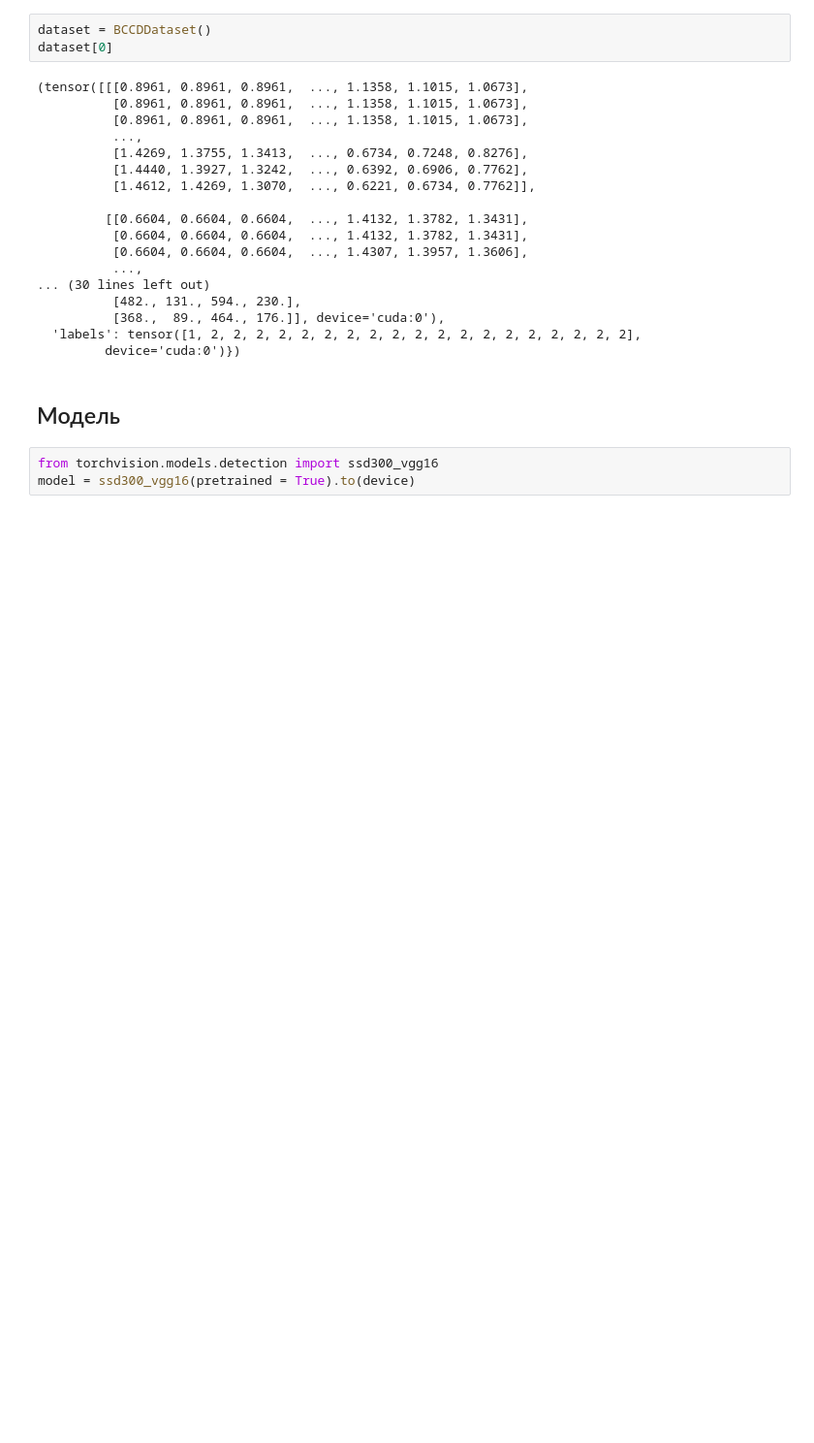
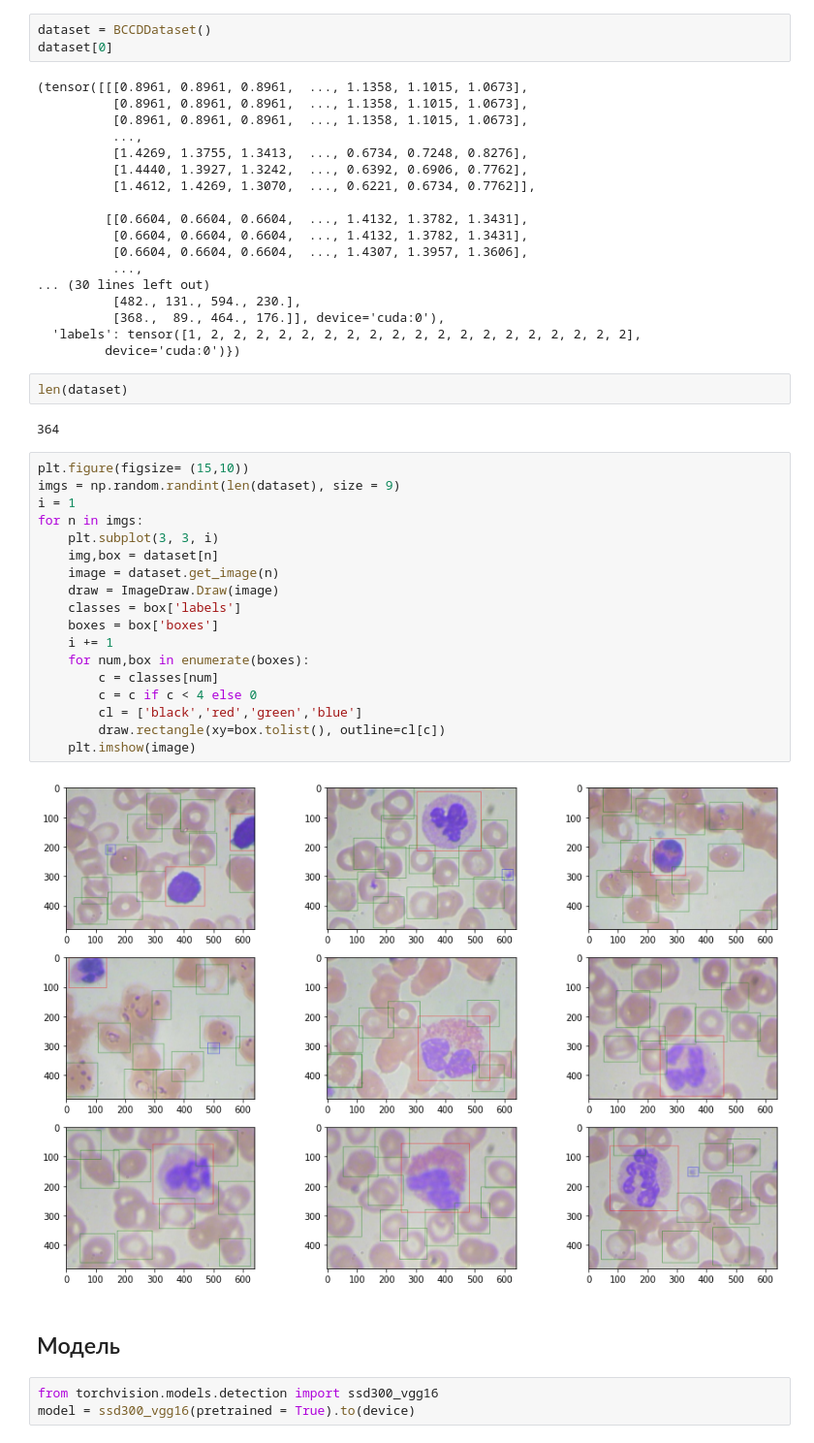
Before and after one commit to AleksandrShushunov/dll, a Jupyter notebook: bccd_ssd300_detection.ipynb, the cells around one changed output. Shown at 97% size. Drawn from its saved outputs; the diff is of its cells as text; blank space fills up the shorter version.

```diff
--- a/bccd_ssd300_detection.ipynb
+++ b/bccd_ssd300_detection.ipynb
@@ -91,6 +91,30 @@ dataset[0]
           [368.,  89., 464., 176.]], device='cuda:0'),
   'labels': tensor([1, 2, 2, 2, 2, 2, 2, 2, 2, 2, 2, 2, 2, 2, 2, 2, 2, 2, 2, 2],
          device='cuda:0')})
+# %%
+len(dataset)
+# %% [output]
+364
+# %%
+plt.figure(figsize= (15,10))
+imgs = np.random.randint(len(dataset), size = 9)
+i = 1
+for n in imgs:
+    plt.subplot(3, 3, i)
+    img,box = dataset[n]
+    image = dataset.get_image(n)
+    draw = ImageDraw.Draw(image)
+    classes = box['labels']
+    boxes = box['boxes']
+    i += 1
+    for num,box in enumerate(boxes):
+        c = classes[num]
+        c = c if c < 4 else 0
+        cl = ['black','red','green','blue']
+        draw.rectangle(xy=box.tolist(), outline=cl[c])
+    plt.imshow(image)
+# %% [output]
+[figure, added]
 # %% [markdown]
 ## Модель
 # %%
```
